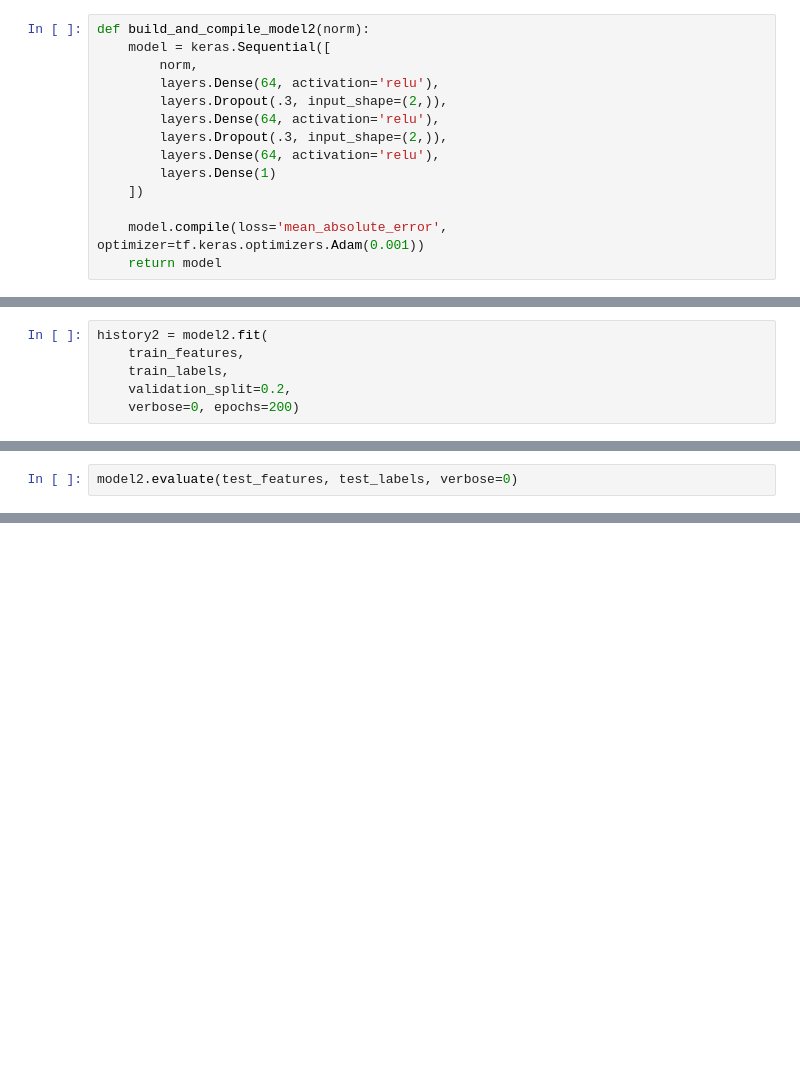
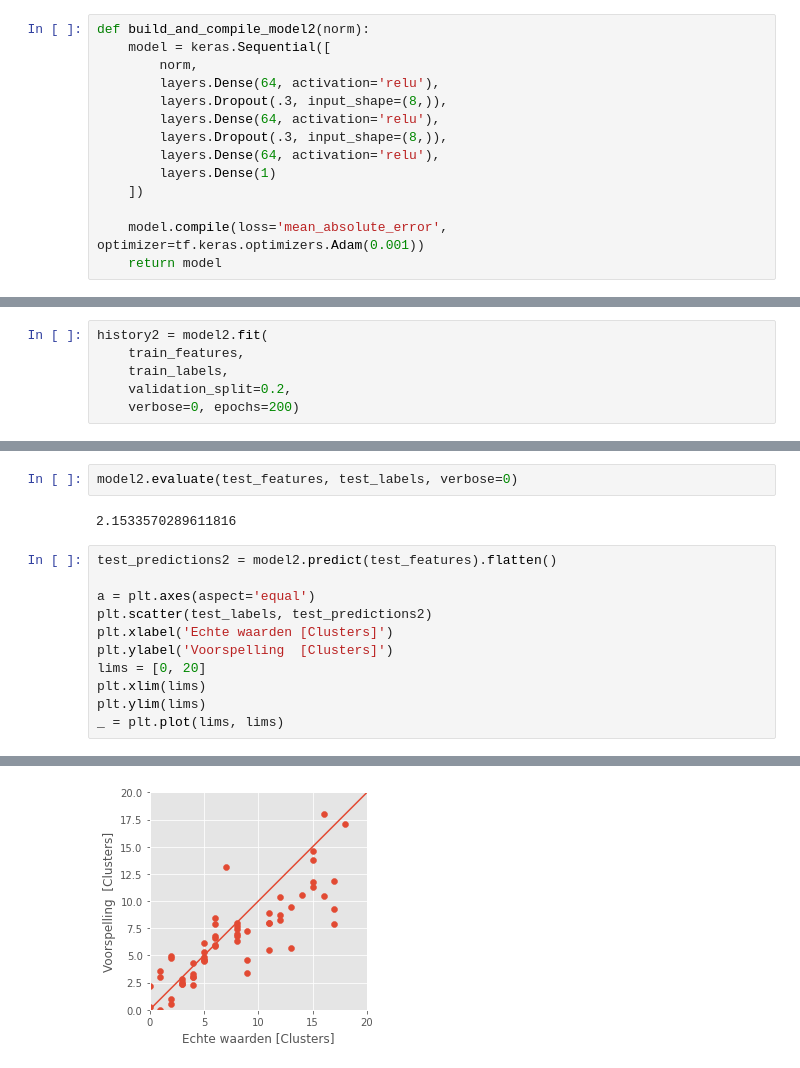
Before and after one commit to annevogel13/Smartie, a Jupyter notebook: TF-Model/TF-Model_V1.ipynb, the cells around one changed output, grey strips where cells are left out. Drawn from its saved outputs; the diff is of its cells as text; blank space fills up the shorter version.

Commit message:
3 modellen, verbetering is nog mogelijK

```diff
--- a/TF-Model/TF-Model_V1.ipynb
+++ b/TF-Model/TF-Model_V1.ipynb
@@ -273,9 +427,9 @@ def build_and_compile_model2(norm):
     model = keras.Sequential([
         norm,
         layers.Dense(64, activation='relu'),
-        layers.Dropout(.3, input_shape=(2,)),
+        layers.Dropout(.3, input_shape=(8,)),
         layers.Dense(64, activation='relu'),
-        layers.Dropout(.3, input_shape=(2,)),
+        layers.Dropout(.3, input_shape=(8,)),
         layers.Dense(64, activation='relu'),
         layers.Dense(1)
     ])
@@ -296,2 +470,16 @@ plot_loss(history2)
 # %%
 model2.evaluate(test_features, test_labels, verbose=0)
+# %% [output]
+2.1533570289611816
+# %%
+test_predictions2 = model2.predict(test_features).flatten()
+
+a = plt.axes(aspect='equal')
+plt.scatter(test_labels, test_predictions2)
+plt.xlabel('Echte waarden [Clusters]')
+plt.ylabel('Voorspelling  [Clusters]')
+lims = [0, 20]
+plt.xlim(lims)
+plt.ylim(lims)
+_ = plt.plot(lims, lims)
+# %% [output]
@@ -297,0 +487 @@ model2.evaluate(test_features, test_labels, verbose=0)
+[figure, added]
```
Also changed, not shown: parts of 27 cells of this notebook.
